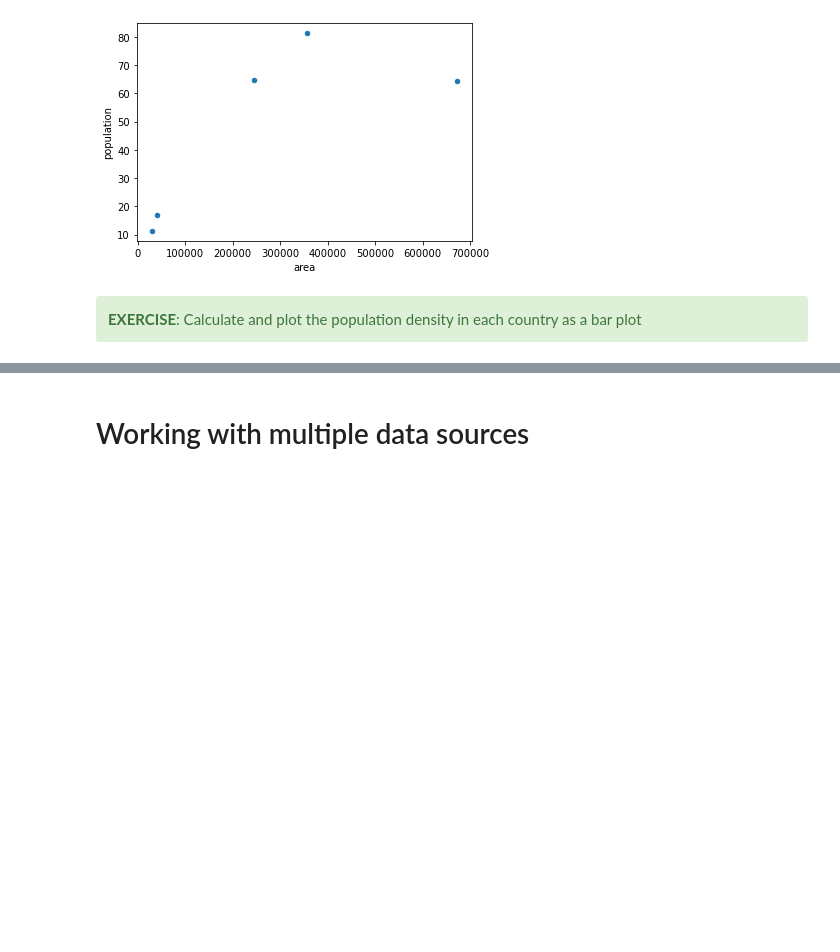
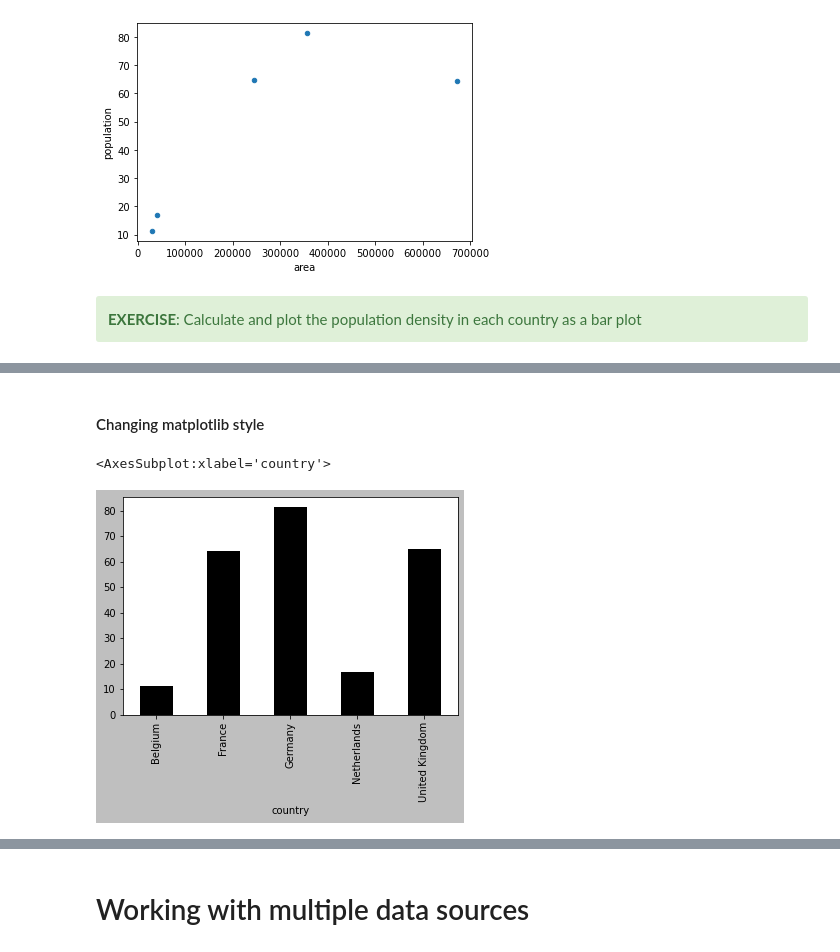
Before and after one commit to btel/2021-03-29-uj-python, a Jupyter notebook: introduction_to_pandas.ipynb, the cells around one changed output, grey strips where cells are left out. Saved outputs shown, nothing was run; the diff lists cells and outputs as text; code cells hidden in the pictures; blank space fills up the shorter version.

```diff
--- a/introduction_to_pandas.ipynb
+++ b/introduction_to_pandas.ipynb
@@ -280,0 +331,8 @@ indexed.plot(kind='scatter', x='area', y='population')
+# %% [markdown]
+#### Changing matplotlib style
+# %%
+plt.style.use('grayscale')
+indexed['population'].plot(kind='bar')
+# %% [output]
+<AxesSubplot:xlabel='country'>
+[figure, added]
```
Also changed, not shown: parts of 47 cells of this notebook.
